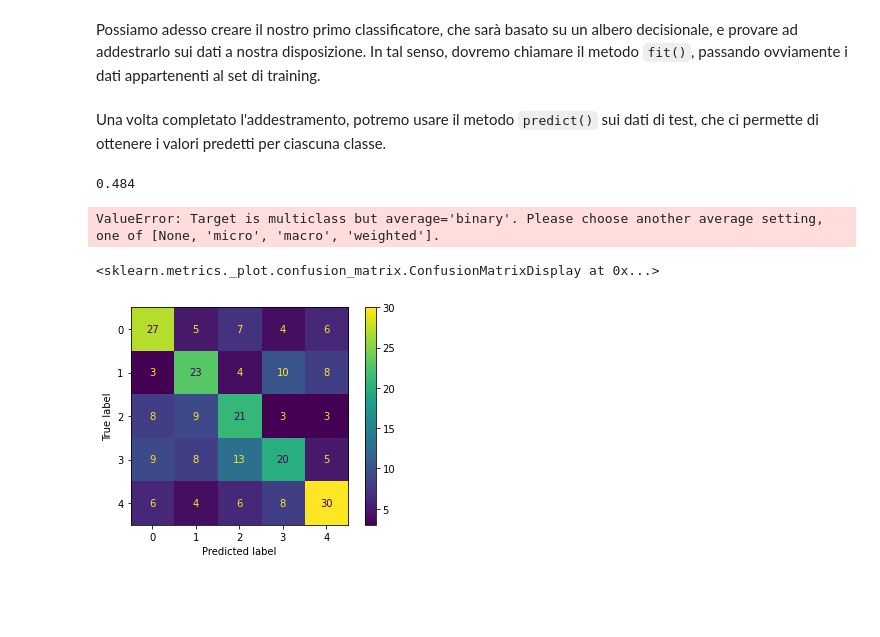
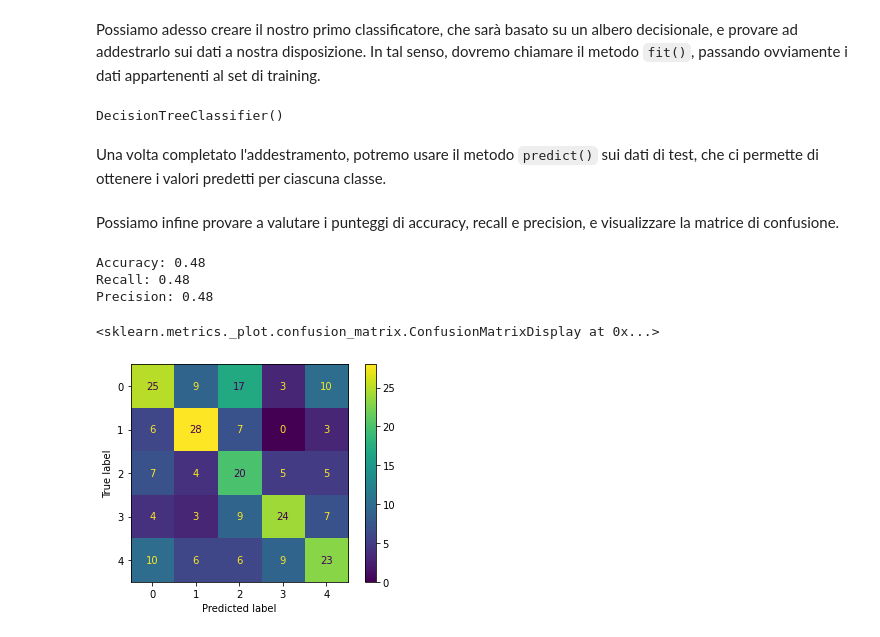
Before and after one commit to anhelus/pcs, a Jupyter notebook: notebooks/base/lezioni/lezione_13.ipynb, the cells around one changed output. Saved outputs shown, nothing was run; the diff lists cells and outputs as text; code cells hidden in the pictures; blank space fills up the shorter version.

```diff
--- a/notebooks/base/lezioni/lezione_13.ipynb
+++ b/notebooks/base/lezioni/lezione_13.ipynb
@@ -21,15 +21,9 @@ X_train, X_test, y_train, y_test = train_test_split(X, y)
 # %% [markdown]
 Possiamo adesso creare il nostro primo classificatore, che sarà basato su un albero decisionale, e provare ad addestrarlo sui dati a nostra disposizione. In tal senso, dovremo chiamare il metodo `fit()`, passando ovviamente i dati appartenenti al set di training.
 # %%
-dt_clf = DecisionTreeClassifier()
-dt_clf.fit(X_train, y_train)
+clf = DecisionTreeClassifier()
+clf.fit(X_train, y_train)
+# %% [output]
+DecisionTreeClassifier()
 # %% [markdown]
 Una volta completato l'addestramento, potremo usare il metodo `predict()` sui dati di test, che ci permette di ottenere i valori predetti per ciascuna classe.
-# %%
-y_pred = dt_clf.predict(X_test)
-print(accuracy_score(y_pred, y_test))
-print(recall_score(y_pred, y_test))
-print(precision_score(y_pred, y_test))
-# %% [output]
-0.484
-ValueError: Target is multiclass but average='binary'. Please choose another average setting, one of [None, 'micro', 'macro', 'weighted'].
@@ -36,5 +32,15 @@ ValueError: Target is multiclass but average='binary'. Please choose another ave
+# %% [markdown]
+Possiamo infine provare a valutare i punteggi di accuracy, recall e precision, e visualizzare la matrice di confusione.
+# %%
+print("Accuracy: {} \nRecall: {} \nPrecision: {}".format(accuracy_score(y_pred, y_test),
+               recall_score(y_pred, y_test, average='micro'),
+               precision_score(y_pred, y_test, average='micro')))
+# %% [output]
+Accuracy: 0.48
+Recall: 0.48
+Precision: 0.48
 # %%
-plot_confusion_matrix(dt_clf, X_test, y_test)
+plot_confusion_matrix(clf, X_test, y_test)
 # %% [output]
 <sklearn.metrics._plot.confusion_matrix.ConfusionMatrixDisplay at 0x...>
-[figure, old version]
+[figure, new version]
```
Also changed, not shown: parts of 13 cells of this notebook, 1 other file.
